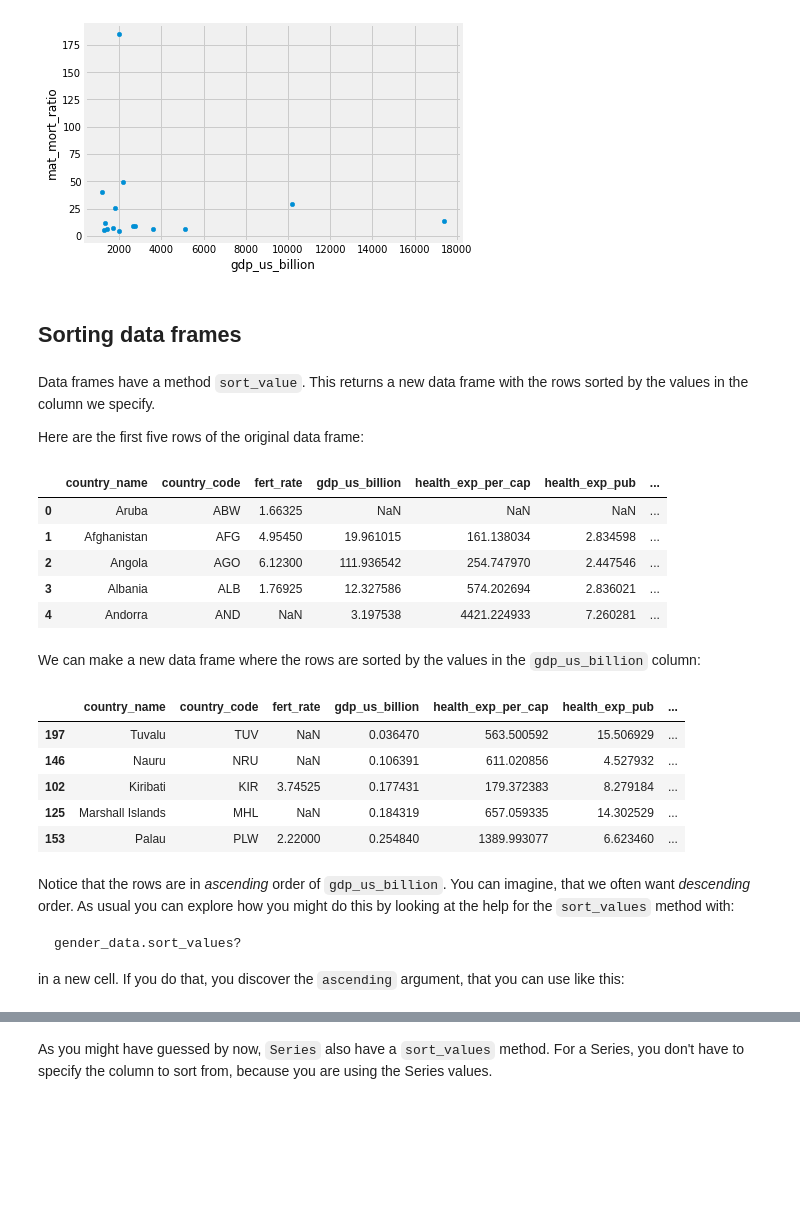
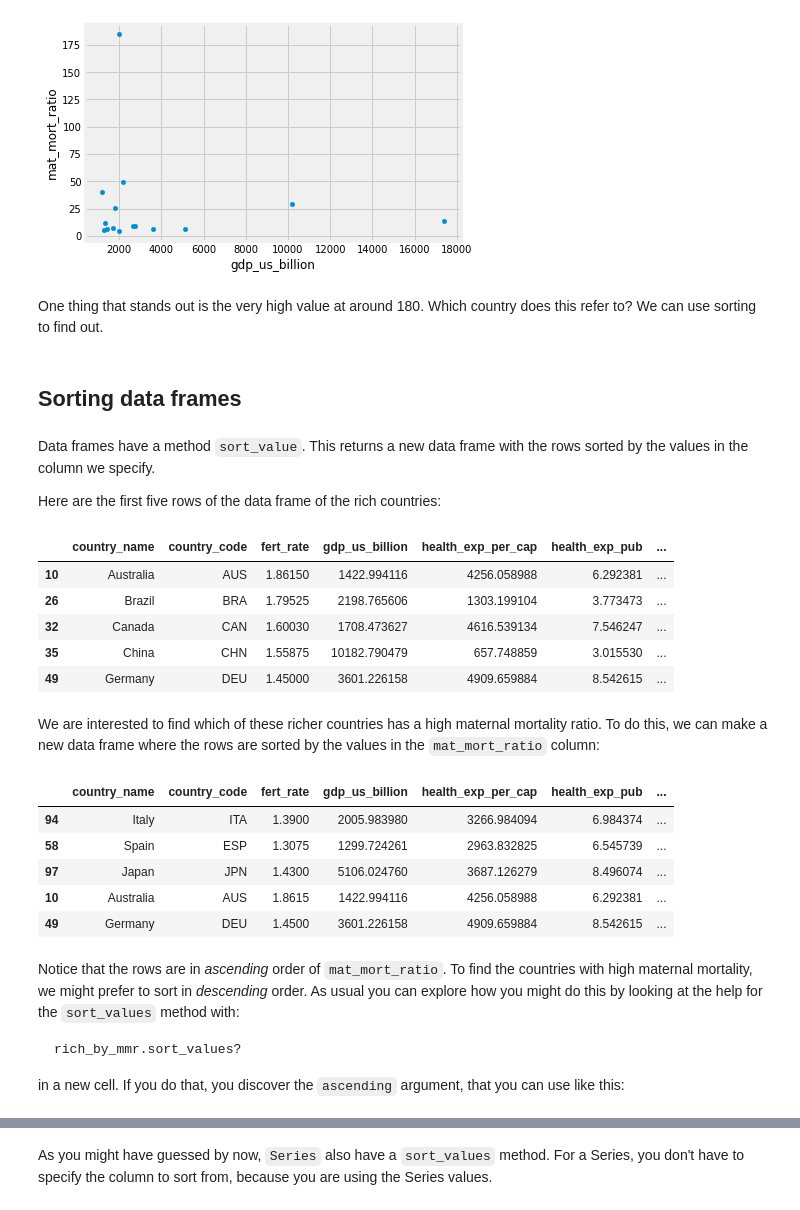
Before and after one commit to matthew-brett/cfd2019, a Jupyter notebook: notebooks/04/data_frame_intro.ipynb, the cells around one changed output, grey strips where cells are left out. Cells and saved outputs as stored; diff of their text form; code cells hidden in the pictures; blank space fills up the shorter version.

Commit message:
Rewritten gender data, extend intro nb

````diff
--- a/notebooks/04/data_frame_intro.ipynb
+++ b/notebooks/04/data_frame_intro.ipynb
@@ -357,42 +357,43 @@ rich_gender_data.plot.scatter('gdp_us_billion', 'mat_mort_ratio')
 # %% [output]
 <matplotlib.axes._subplots.AxesSubplot at 0x...>
 [figure]
+# %% [markdown]
+One thing that stands out is the very high value at around 180.   Which country does this refer to?  We can use sorting to find out.
 # %% [markdown]
 ## Sorting data frames
 # %% [markdown]
 Data frames have a method `sort_value`.  This returns a new data frame with the
 rows sorted by the values in the column we specify.
 
-Here are the first five rows of the original data frame:
+Here are the first five rows of the data frame of the rich countries:
 # %%
-gender_data.head()
+rich_gender_data.head()
 # %% [output]
 |  | country_name | country_code | fert_rate | gdp_us_billion | health_exp_per_cap | health_exp_pub | ... |
-| 0 | Aruba | ABW | 1.66325 | NaN | NaN | NaN | ... |
-| 1 | Afghanistan | AFG | 4.95450 | 19.961015 | 161.138034 | 2.834598 | ... |
-| 2 | Angola | AGO | 6.12300 | 111.936542 | 254.747970 | 2.447546 | ... |
-| 3 | Albania | ALB | 1.76925 | 12.327586 | 574.202694 | 2.836021 | ... |
-| 4 | Andorra | AND | NaN | 3.197538 | 4421.224933 | 7.260281 | ... |
+| 10 | Australia | AUS | 1.86150 | 1422.994116 | 4256.058988 | 6.292381 | ... |
+| 26 | Brazil | BRA | 1.79525 | 2198.765606 | 1303.199104 | 3.773473 | ... |
+| 32 | Canada | CAN | 1.60030 | 1708.473627 | 4616.539134 | 7.546247 | ... |
+| 35 | China | CHN | 1.55875 | 10182.790479 | 657.748859 | 3.015530 | ... |
+| 49 | Germany | DEU | 1.45000 | 3601.226158 | 4909.659884 | 8.542615 | ... |
 # %% [markdown]
-We can make a new data frame where the rows are sorted by the values in the
-`gdp_us_billion` column:
+We are interested to find which of these richer countries has a high maternal mortality ratio.  To do this, we can make a new data frame where the rows are sorted by the values in the
+`mat_mort_ratio` column:
-# %%
-gender_data_by_gdp = gender_data.sort_values('gdp_us_billion')
-gender_data_by_gdp.head()
-# %% [output]
-|  | country_name | country_code | fert_rate | gdp_us_billion | health_exp_per_cap | health_exp_pub | ... |
-| 197 | Tuvalu | TUV | NaN | 0.036470 | 563.500592 | 15.506929 | ... |
-| 146 | Nauru | NRU | NaN | 0.106391 | 611.020856 | 4.527932 | ... |
-| 102 | Kiribati | KIR | 3.74525 | 0.177431 | 179.372383 | 8.279184 | ... |
-| 125 | Marshall Islands | MHL | NaN | 0.184319 | 657.059335 | 14.302529 | ... |
-| 153 | Palau | PLW | 2.22000 | 0.254840 | 1389.993077 | 6.623460 | ... |
+# %%
+rich_by_mmr = rich_gender_data.sort_values('mat_mort_ratio')
+rich_by_mmr.head()
+# %% [output]
+|  | country_name | country_code | fert_rate | gdp_us_billion | health_exp_per_cap | health_exp_pub | ... |
+| 94 | Italy | ITA | 1.3900 | 2005.983980 | 3266.984094 | 6.984374 | ... |
+| 58 | Spain | ESP | 1.3075 | 1299.724261 | 2963.832825 | 6.545739 | ... |
+| 97 | Japan | JPN | 1.4300 | 5106.024760 | 3687.126279 | 8.496074 | ... |
+| 10 | Australia | AUS | 1.8615 | 1422.994116 | 4256.058988 | 6.292381 | ... |
+| 49 | Germany | DEU | 1.4500 | 3601.226158 | 4909.659884 | 8.542615 | ... |
 # %% [markdown]
-Notice that the rows are in *ascending* order of `gdp_us_billion`.  You can
-imagine, that we often want *descending* order.  As usual you can explore how
+Notice that the rows are in *ascending* order of `mat_mort_ratio`.  To find the countries with high maternal mortality, we might prefer to sort in *descending* order.  As usual you can explore how
 you might do this by looking at the help for the `sort_values` method with:
 
 ```
-gender_data.sort_values?
+rich_by_mmr.sort_values?
 ```
 
 in a new cell.   If you do that, you discover the `ascending` argument, that
````
Also changed, not shown: parts of 35 cells of this notebook, 2 other files.
